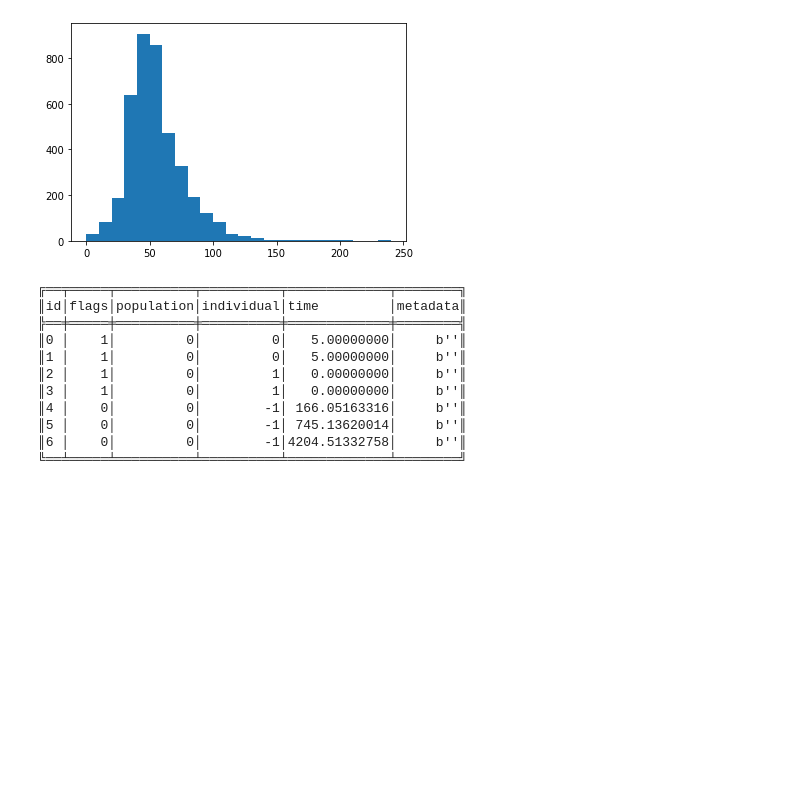
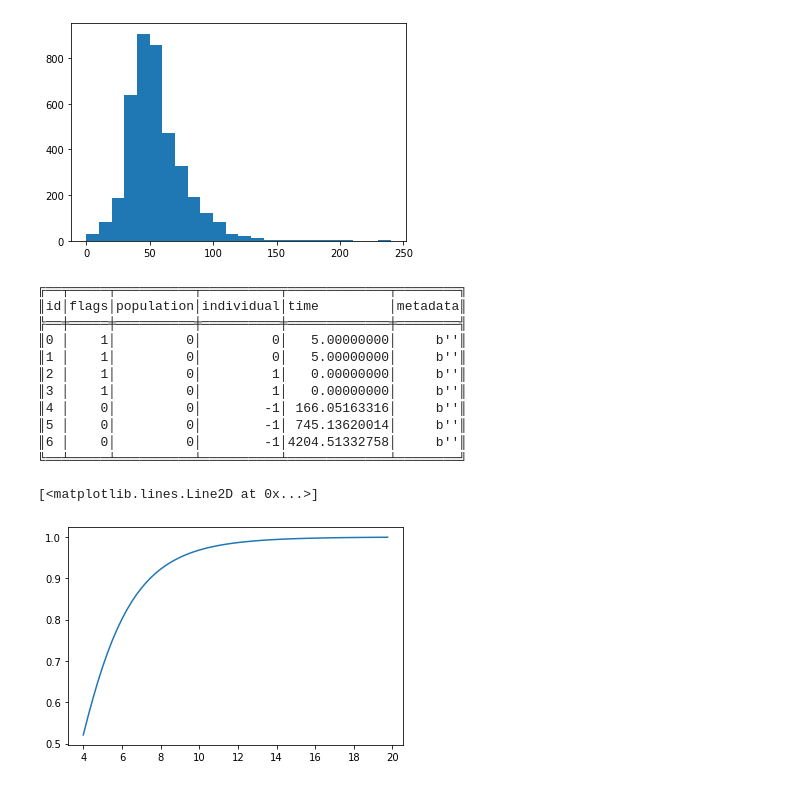
Before and after one commit to hyl317/IBDTimeSeries, a Jupyter notebook: test.ipynb, the cells around one changed output. Drawn from its saved outputs; the diff is of its cells as text; code cells hidden in the pictures; blank space fills up the shorter version.

```diff
--- a/test.ipynb
+++ b/test.ipynb
@@ -340,3 +380,12 @@ print(ts.tables.nodes)
 ║5 │    0│         0│        -1│ 745.13620014│     b''║
 ║6 │    0│         0│        -1│4204.51332758│     b''║
 ╚══╧═════╧══════════╧══════════╧═════════════╧════════╝
+# %%
+import numpy as np
+import matplotlib.pyplot as plt
+x = np.arange(4, 20, 0.25)
+y = 1 - 1/(1 + 0.025*np.square(x)*np.exp(0.25*x))
+plt.plot(x, y)
+# %% [output]
+[<matplotlib.lines.Line2D at 0x...>]
+[figure, added]
```
Also changed, not shown: parts of 3 cells of this notebook, 7 other files.
